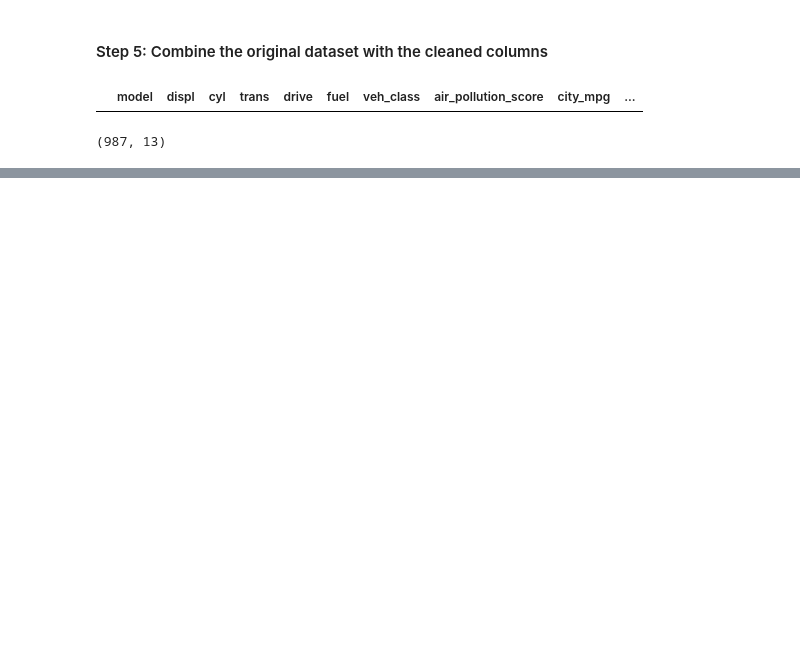
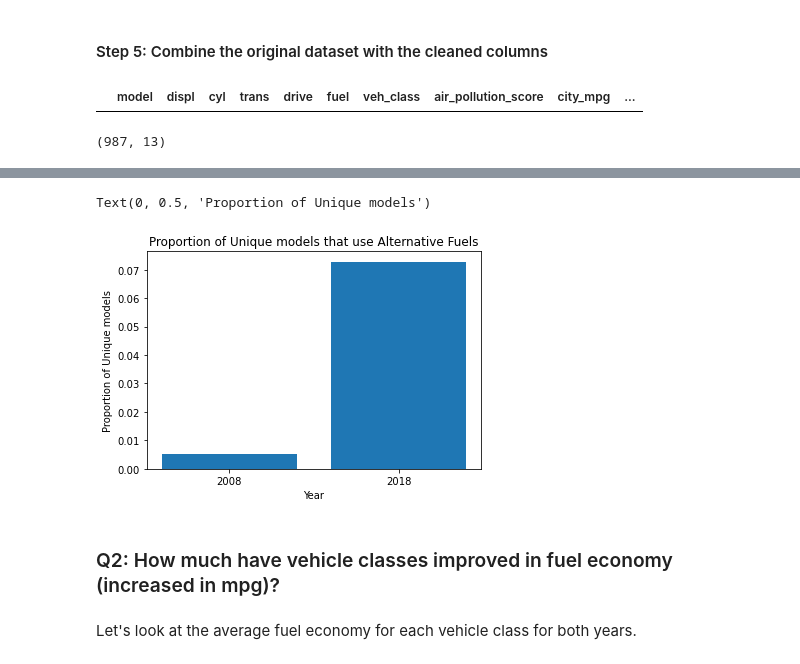
Before and after one commit to Kevson1/Fuel-Economy-Case-Study, a Jupyter notebook: Fuel Economy Case Study.ipynb, the cells around one changed output, grey strips where cells are left out. Cells and saved outputs as stored; diff of their text form; code cells hidden in the pictures; blank space fills up the shorter version.

```diff
--- a/Fuel Economy Case Study.ipynb
+++ b/Fuel Economy Case Study.ipynb
@@ -942,0 +1047,12 @@ df_18_CA_New.to_csv('clean_18.csv')
+# %%
+plt.bar(['2008','2018'], [prop_08_uniq_mod, prop_18_uniq_mod])
+plt.title('Proportion of Unique models that use Alternative Fuels')
+plt.xlabel('Year')
+plt.ylabel('Proportion of Unique models')
+# %% [output]
+Text(0, 0.5, 'Proportion of Unique models')
+[figure, added]
+# %% [markdown]
+### Q2: How much have vehicle classes improved in fuel economy (increased in mpg)?
+# %% [markdown]
+Let's look at the average fuel economy for each vehicle class for both years.
```
Also changed, not shown: parts of 84 cells of this notebook, 5 other files.
